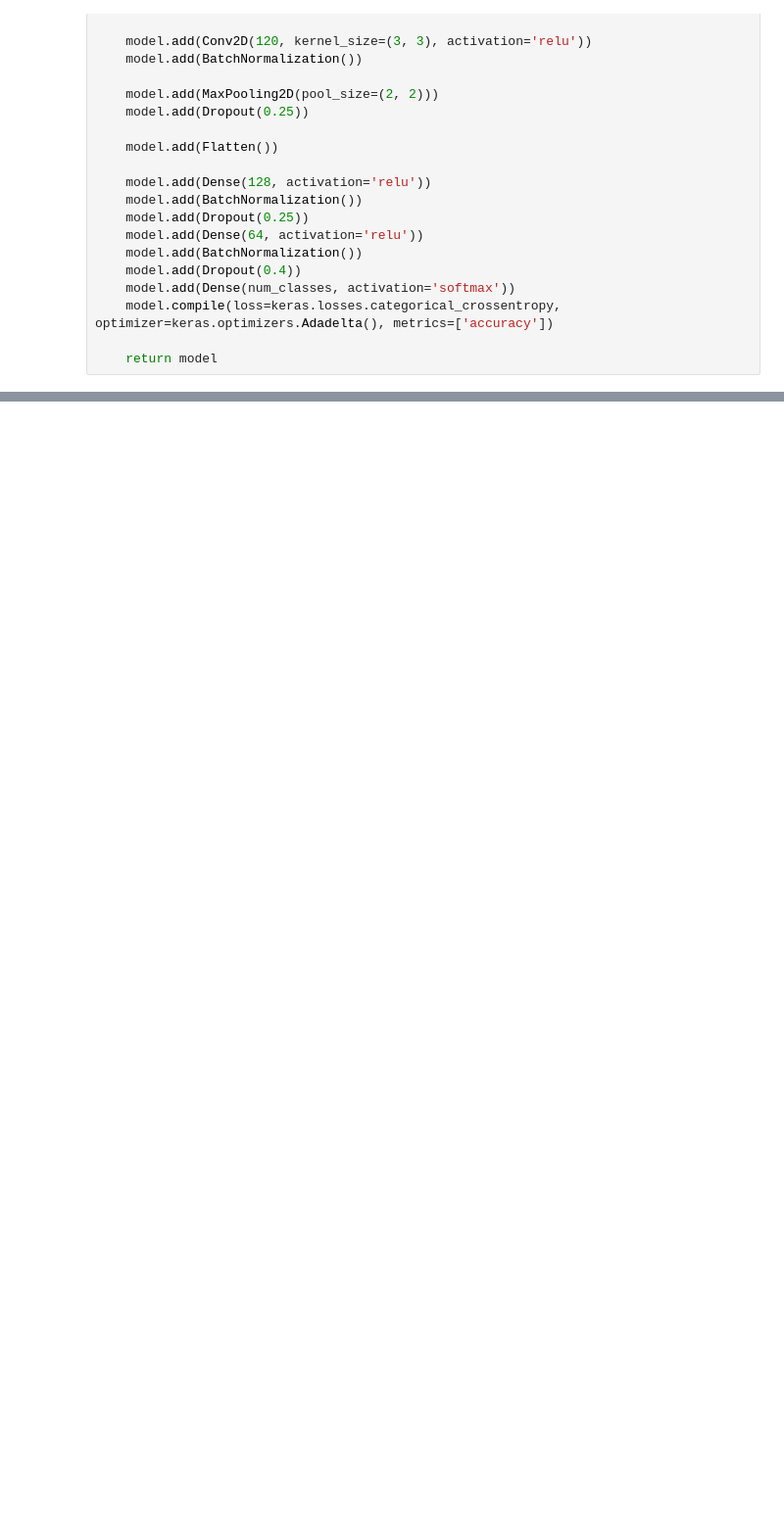
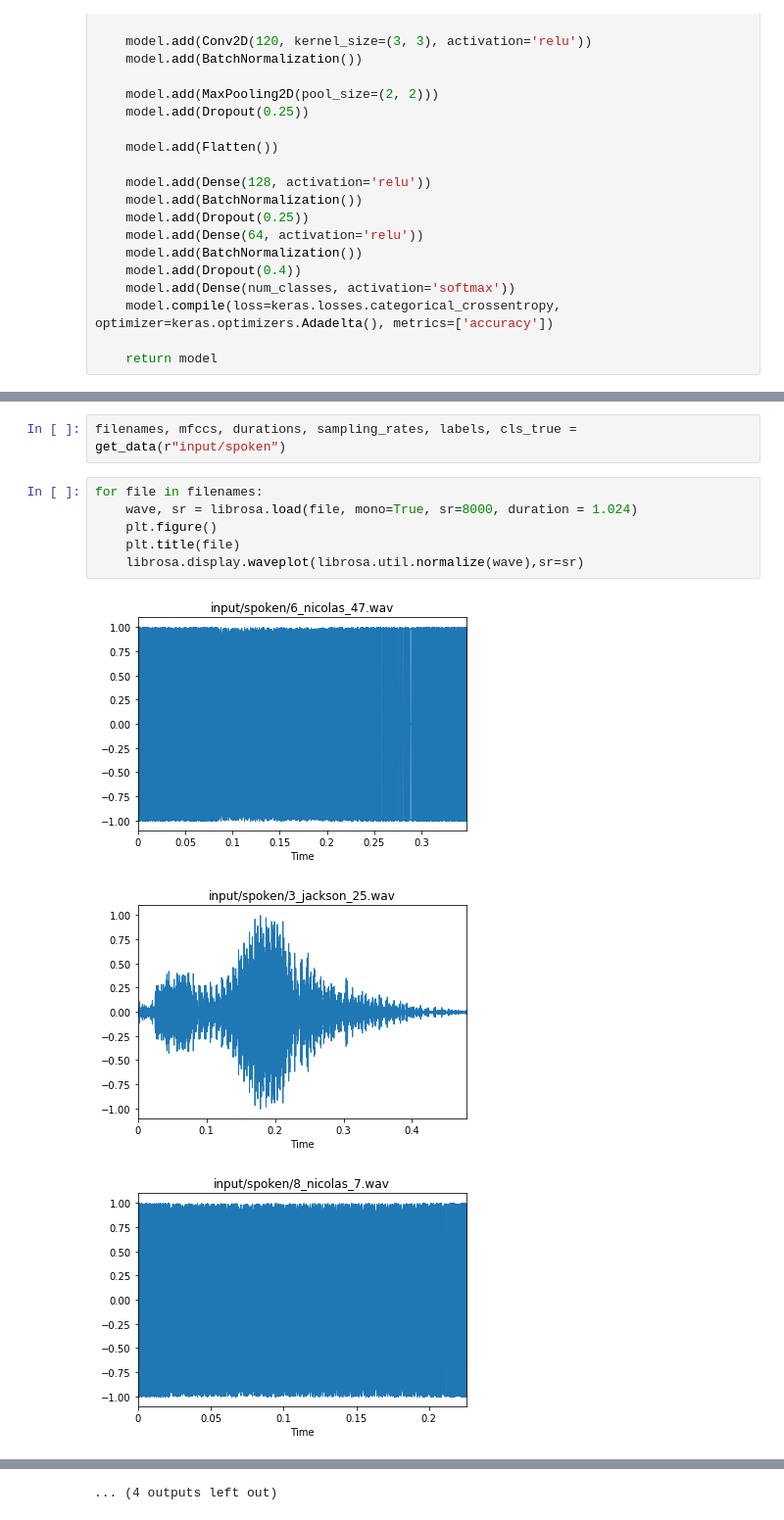
Before and after one commit to alex-addanki/Experiments, a Jupyter notebook: Hackathon_Spoken_Digit_Identification.ipynb, the cells around one changed output, grey strips where cells are left out. Shown at 98% size. Drawn from its saved outputs; the diff is of its cells as text; blank space fills up the shorter version.

```diff
--- a/Hackathon_Spoken_Digit_Identification.ipynb
+++ b/Hackathon_Spoken_Digit_Identification.ipynb
@@ -225,0 +324,12 @@ plot_images(n, np.argmax(y_test[100:109], axis=1), predictions[100:109])
+# %%
+filenames, mfccs, durations, sampling_rates, labels, cls_true = get_data(r"input/spoken")
+# %%
+for file in filenames:
+    wave, sr = librosa.load(file, mono=True, sr=8000, duration = 1.024)
+    plt.figure()
+    plt.title(file)
+    librosa.display.waveplot(librosa.util.normalize(wave),sr=sr)
+# %% [output]
+[figure, added]
+[figure, added]
+[figure, added]
@@ -225,0 +345 @@ plot_images(n, np.argmax(y_test[100:109], axis=1), predictions[100:109])
+... (4 outputs left out)
```
Also changed, not shown: parts of 22 cells of this notebook.
